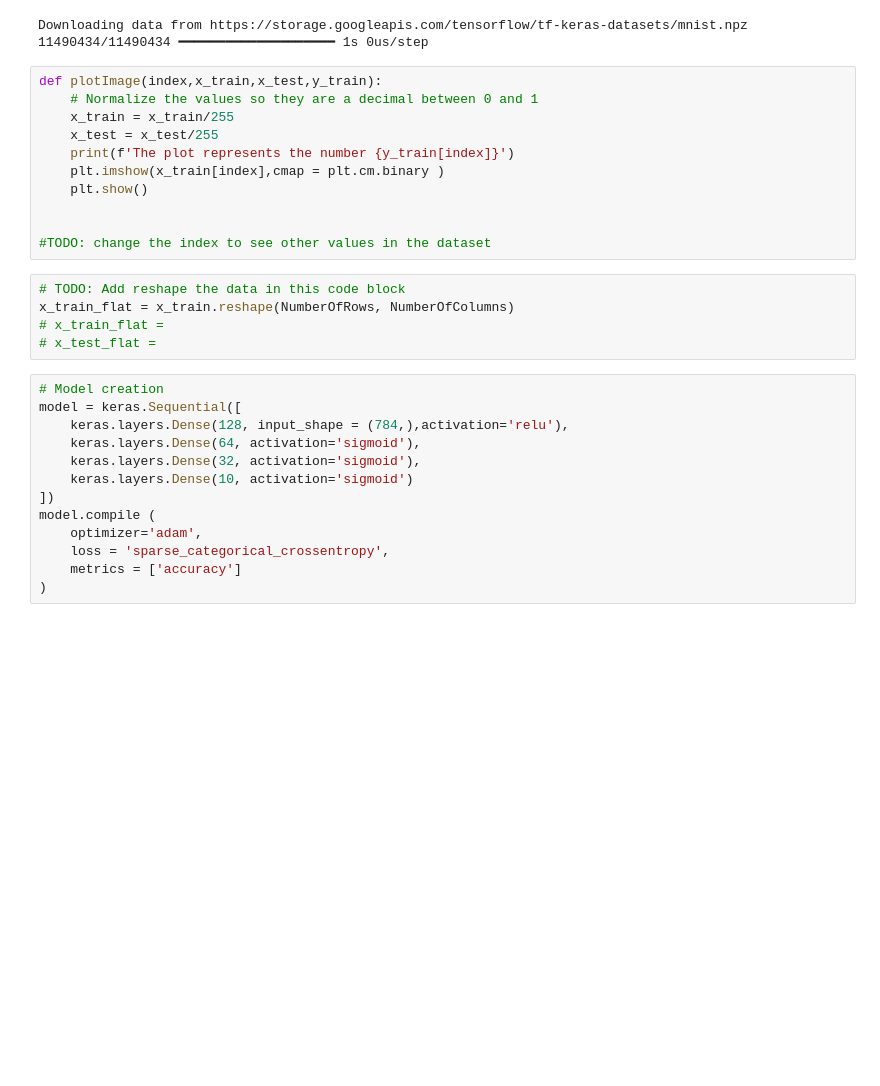
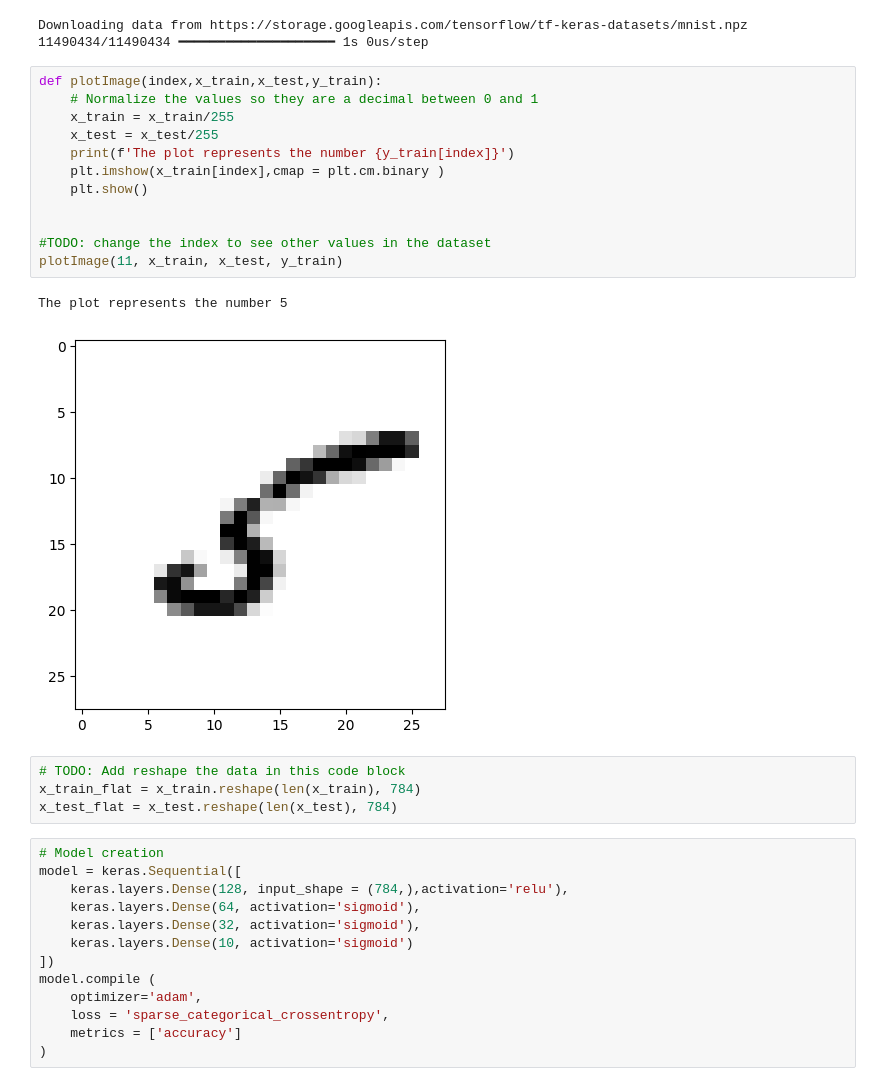
Before and after one commit to rachelzheng03/Machine-learning-demo, a Jupyter notebook: _proc/mnist.ipynb, the cells around one changed output. Drawn from its saved outputs; the diff is of its cells as text; blank space fills up the shorter version.

```diff
--- a/_proc/mnist.ipynb
+++ b/_proc/mnist.ipynb
@@ -16,19 +16,22 @@ Downloading data from https://storage.googleapis.com/tensorflow/tf-keras-dataset
 # %%
 def plotImage(index,x_train,x_test,y_train):
     # Normalize the values so they are a decimal between 0 and 1
     x_train = x_train/255
     x_test = x_test/255
     print(f'The plot represents the number {y_train[index]}')
     plt.imshow(x_train[index],cmap = plt.cm.binary )
     plt.show()
 
 
 #TODO: change the index to see other values in the dataset
+plotImage(11, x_train, x_test, y_train)
+# %% [output]
+The plot represents the number 5
+[figure, added]
 # %%
 # TODO: Add reshape the data in this code block
-x_train_flat = x_train.reshape(NumberOfRows, NumberOfColumns)
-# x_train_flat =
-# x_test_flat =
+x_train_flat = x_train.reshape(len(x_train), 784)
+x_test_flat = x_test.reshape(len(x_test), 784)
 # %%
 # Model creation
 model = keras.Sequential([
```
Also changed, not shown: parts of 3 cells of this notebook, 10 other files.
